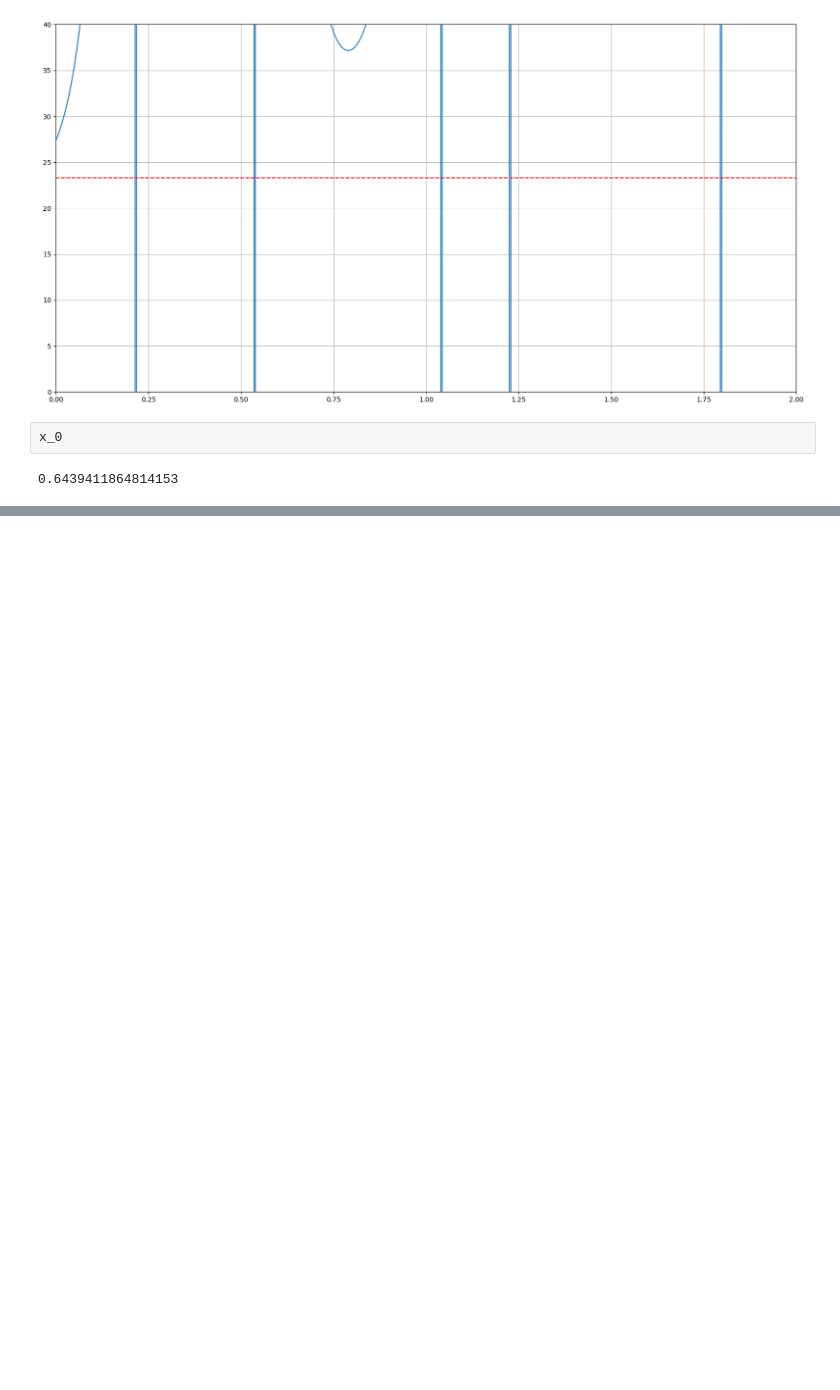
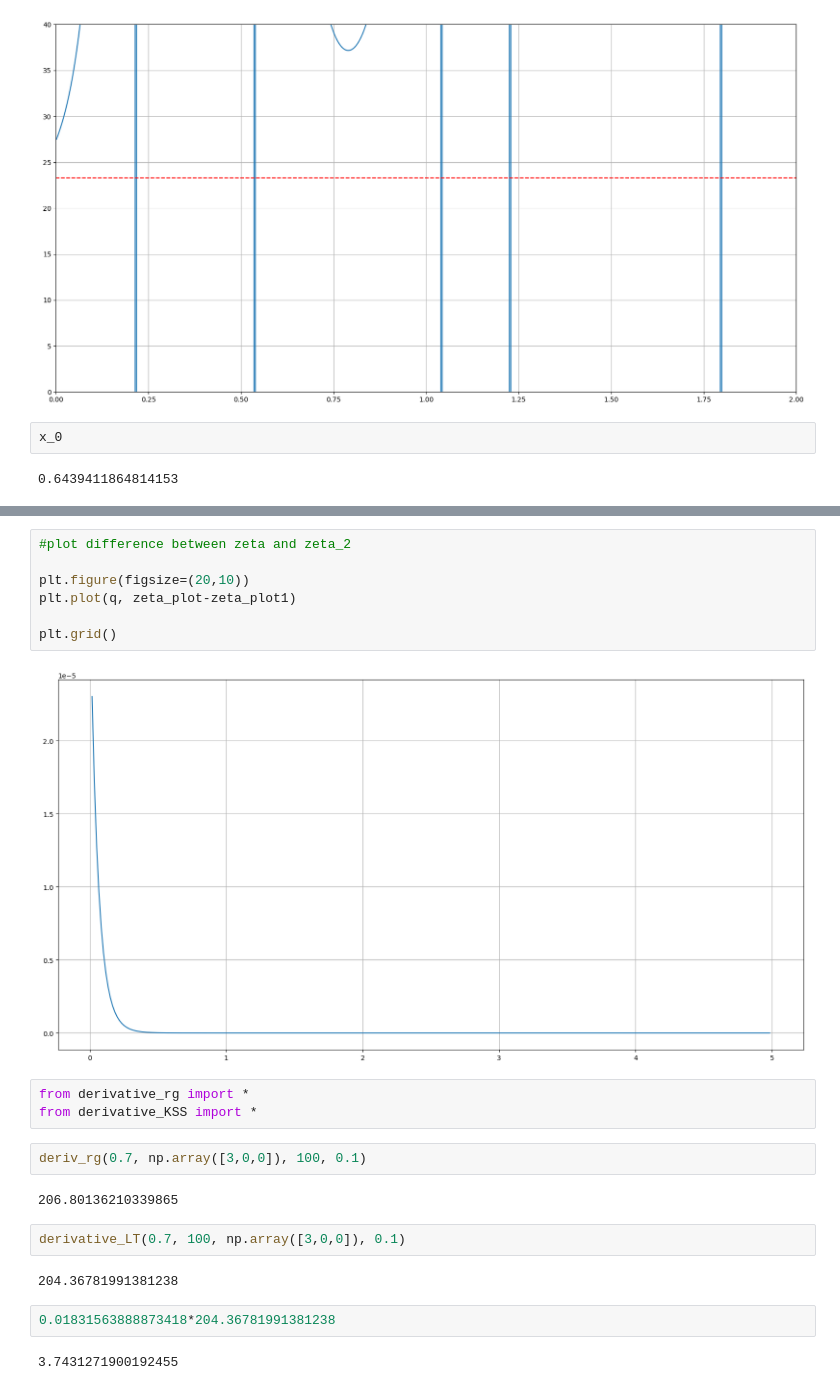
Before and after one commit to rc33051/MPhys-Code, a Jupyter notebook: comparing_derivatives.ipynb, the cells around one changed output, grey strips where cells are left out. Cells and saved outputs as stored; diff of their text form; blank space fills up the shorter version.

```diff
--- a/comparing_derivatives.ipynb
+++ b/comparing_derivatives.ipynb
@@ -356,0 +465,24 @@ def first_deriv(q_2_star=1.5, d = np.array([0,0,0]), cutoff= 9 ,  alpha = 0.1):
+# %%
+#plot difference between zeta and zeta_2
+
+plt.figure(figsize=(20,10))
+plt.plot(q, zeta_plot-zeta_plot1)
+
+plt.grid()
+# %% [output]
+[figure, added]
+# %%
+from derivative_rg import *
+from derivative_KSS import *
+# %%
+deriv_rg(0.7, np.array([3,0,0]), 100, 0.1)
+# %% [output]
+206.80136210339865
+# %%
+derivative_LT(0.7, 100, np.array([3,0,0]), 0.1)
+# %% [output]
+204.36781991381238
+# %%
+0.01831563888873418*204.36781991381238
+# %% [output]
+3.7431271900192455
```
Also changed, not shown: parts of 81 cells of this notebook, 11 other files.
